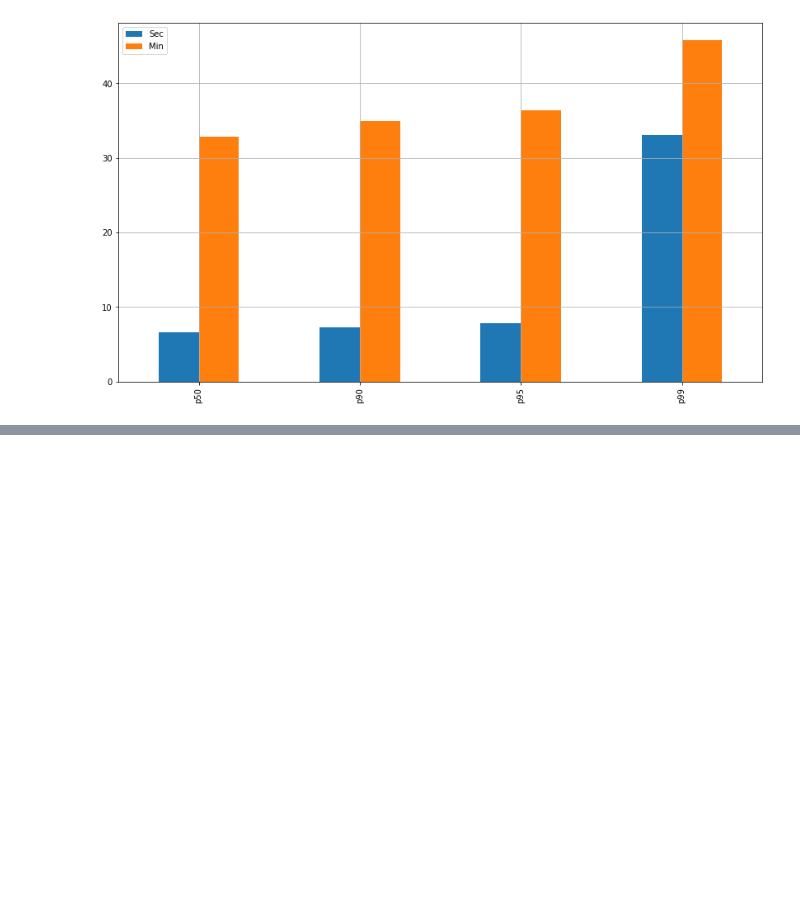
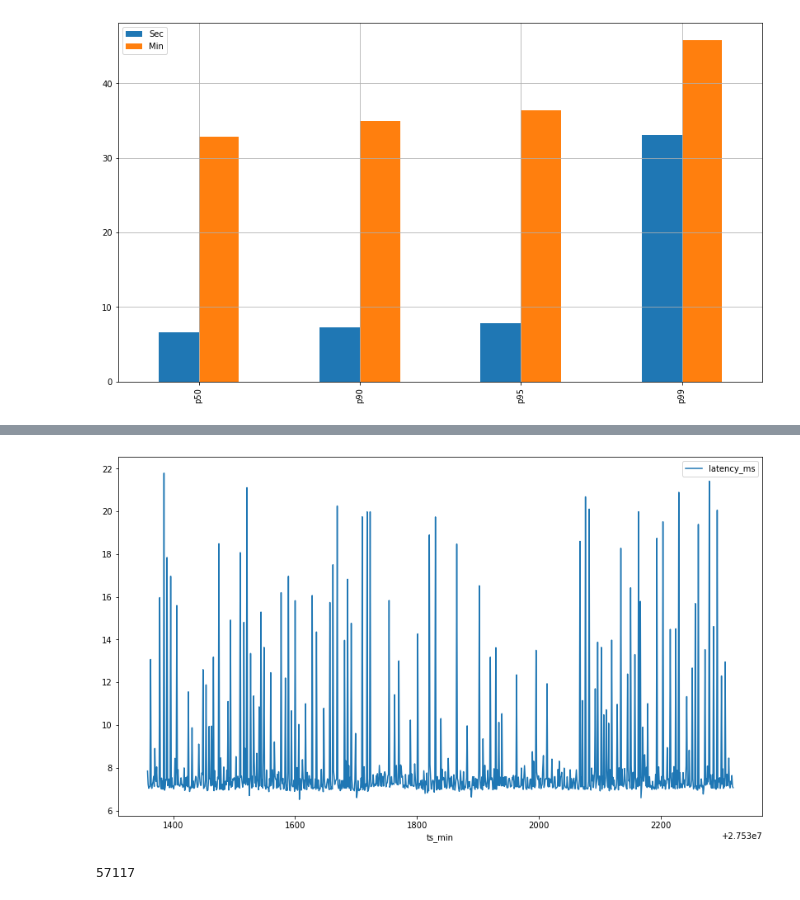
Before and after one commit to ericmelz/pinger-parser, a Jupyter notebook: jupyter/Pinger Parser Playground.ipynb, the cells around one changed output, grey strips where cells are left out. Saved outputs shown, nothing was run; the diff lists cells and outputs as text; code cells hidden in the pictures; blank space fills up the shorter version.

```diff
--- a/jupyter/Pinger Parser Playground.ipynb
+++ b/jupyter/Pinger Parser Playground.ipynb
@@ -232,0 +287,4 @@ df6.plot(kind='bar', grid=True, figsize=(14,8))
+# %%
+df8 = df7.copy()
+# %%
+df8['ts_min'] = np.trunc(df7['timestamp'] / 60).astype(int)
@@ -232,0 +309,2 @@ df6.plot(kind='bar', grid=True, figsize=(14,8))
+# %%
+df8.drop(columns=['timestamp'], inplace=True)
@@ -232,0 +320,2 @@ df6.plot(kind='bar', grid=True, figsize=(14,8))
+# %%
+df9 = df8.groupby('ts_min').agg('mean')
@@ -232,0 +332,8 @@ df6.plot(kind='bar', grid=True, figsize=(14,8))
+# %%
+ax1 = df9.plot(figsize=(14,8))
+# %% [output]
+[figure, added]
+# %%
+df9.size
+# %% [output]
+57117
```
Also changed, not shown: parts of 31 cells of this notebook, 1 other file.
